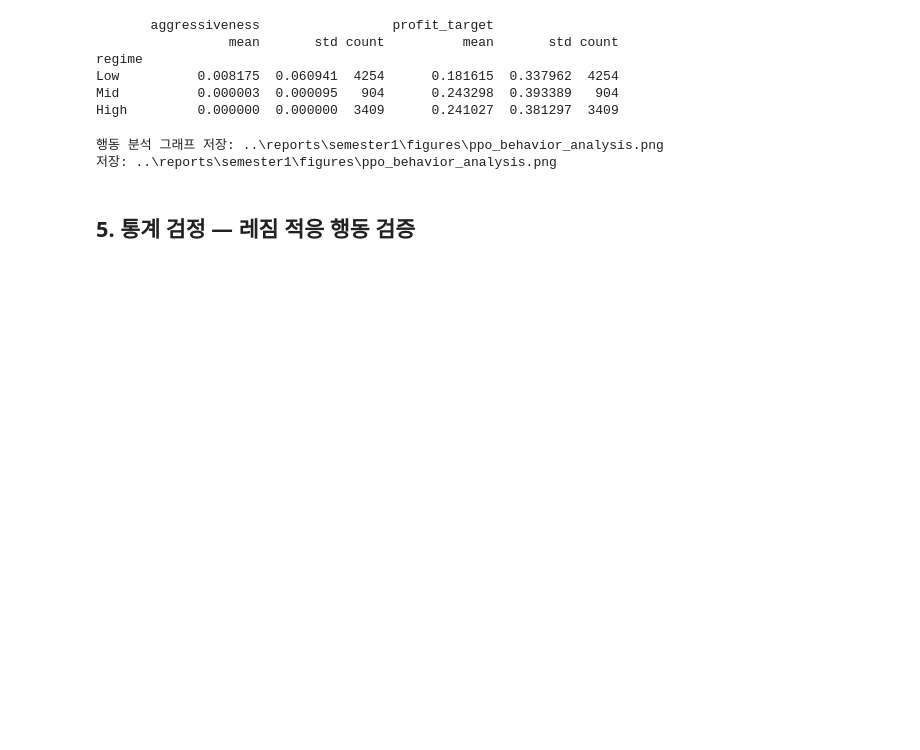
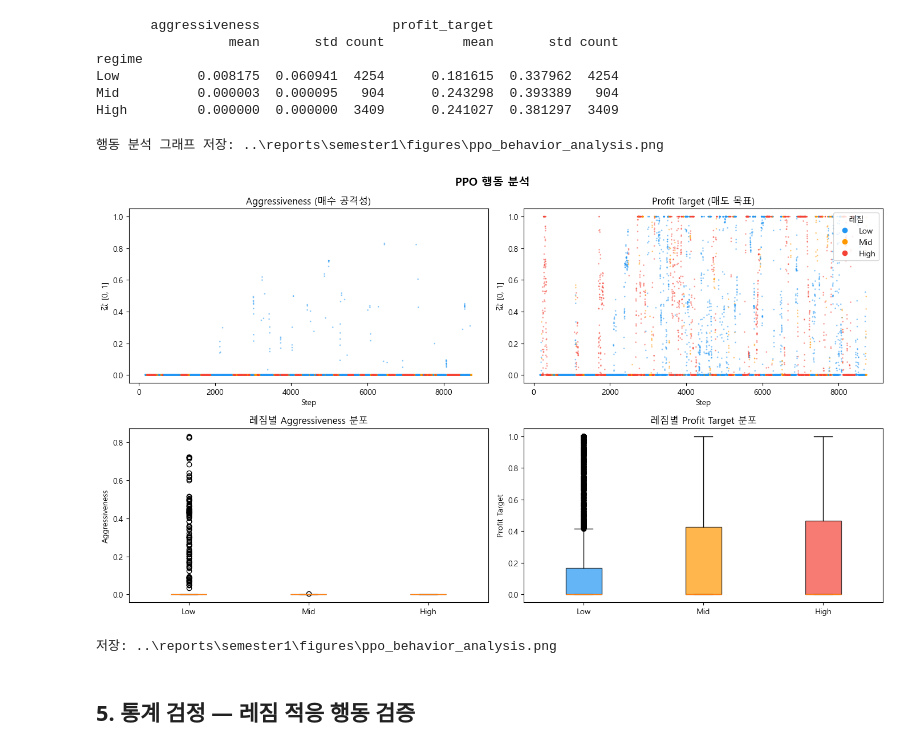
Before and after one commit to cosmicpotato2047/capstone-rl-trading, a Jupyter notebook: notebooks/04_behavior_analysis.ipynb, the cells around one changed output. Drawn from its saved outputs; the diff is of its cells as text; code cells hidden in the pictures; blank space fills up the shorter version.

```diff
--- a/notebooks/04_behavior_analysis.ipynb
+++ b/notebooks/04_behavior_analysis.ipynb
@@ -170,11 +171,12 @@ Low          0.008175  0.060941  4254      0.181615  0.337962  4254
 Mid          0.000003  0.000095   904      0.243298  0.393389   904
 High         0.000000  0.000000  3409      0.241027  0.381297  3409
 # %%
-plot_behavior(behavior_df, save_dir=str(FIG_DIR), show=False)
+plot_behavior(behavior_df, save_dir=str(FIG_DIR), show=True)
 print(f"저장: {FIG_DIR / 'ppo_behavior_analysis.png'}")
 # %% [output]
 행동 분석 그래프 저장: ..\reports\semester1\figures\ppo_behavior_analysis.png
-저장: ..\reports\semester1\figures\ppo_behavior_analysis.png
+[figure, added]
+저장: ..\reports\semester1\figures\ppo_behavior_analysis.png
 # %% [markdown]
 ## 5. 통계 검정 — 레짐 적응 행동 검증
 # %%
```
Also changed, not shown: parts of 3 cells of this notebook, 7 other files.
